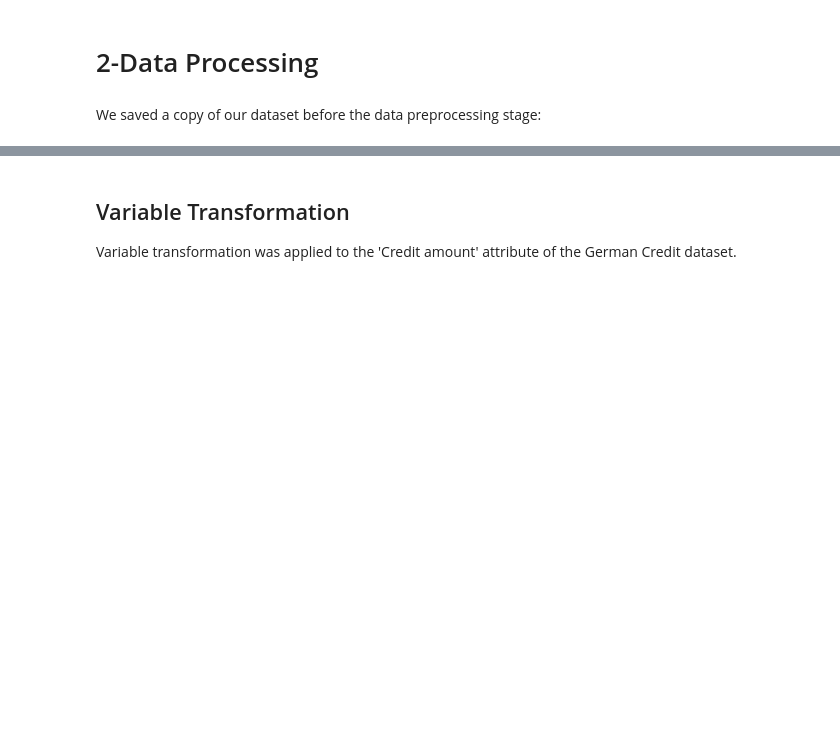
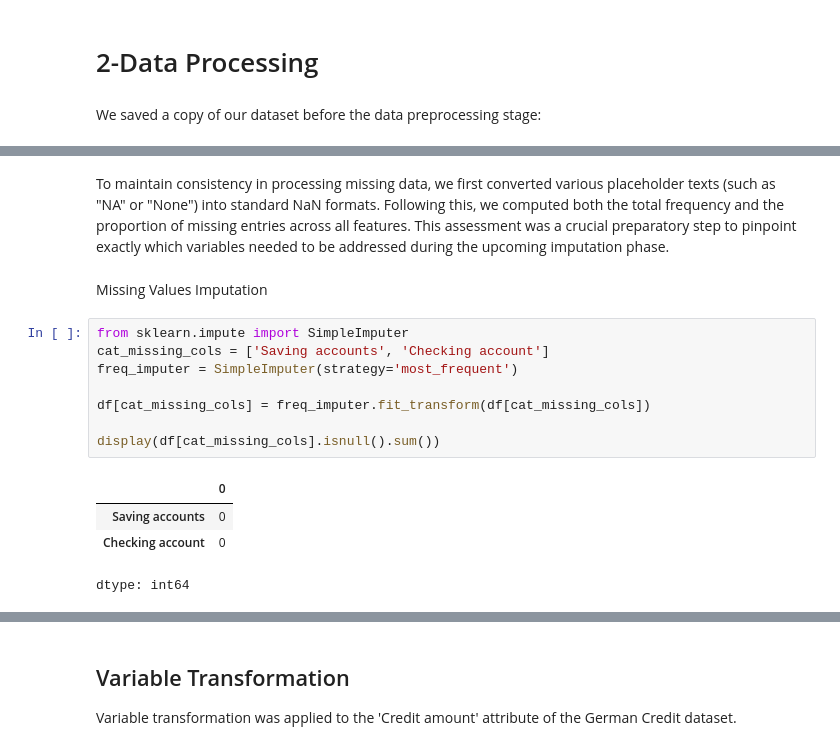
Before and after one commit to saraalmazroa/-IT326-DataMining-Project-, a Jupyter notebook: Phase2.ipynb, the cells around one changed output, grey strips where cells are left out. Drawn from its saved outputs; the diff is of its cells as text; blank space fills up the shorter version.

```diff
--- a/Phase2.ipynb
+++ b/Phase2.ipynb
@@ -113,0 +146,17 @@ df_rawdata.describe(include='all')
+# %% [markdown]
+To maintain consistency in processing missing data, we first converted various placeholder texts (such as "NA" or "None") into standard NaN formats. Following this, we computed both the total frequency and the proportion of missing entries across all features. This assessment was a crucial preparatory step to pinpoint exactly which variables needed to be addressed during the upcoming imputation phase.
+# %% [markdown]
+Missing Values Imputation
+# %%
+from sklearn.impute import SimpleImputer
+cat_missing_cols = ['Saving accounts', 'Checking account']
+freq_imputer = SimpleImputer(strategy='most_frequent')
+
+df[cat_missing_cols] = freq_imputer.fit_transform(df[cat_missing_cols])
+
+display(df[cat_missing_cols].isnull().sum())
+# %% [output]
+|  | 0 |
+| Saving accounts | 0 |
+| Checking account | 0 |
+dtype: int64
```
Also changed, not shown: parts of 15 cells of this notebook.
